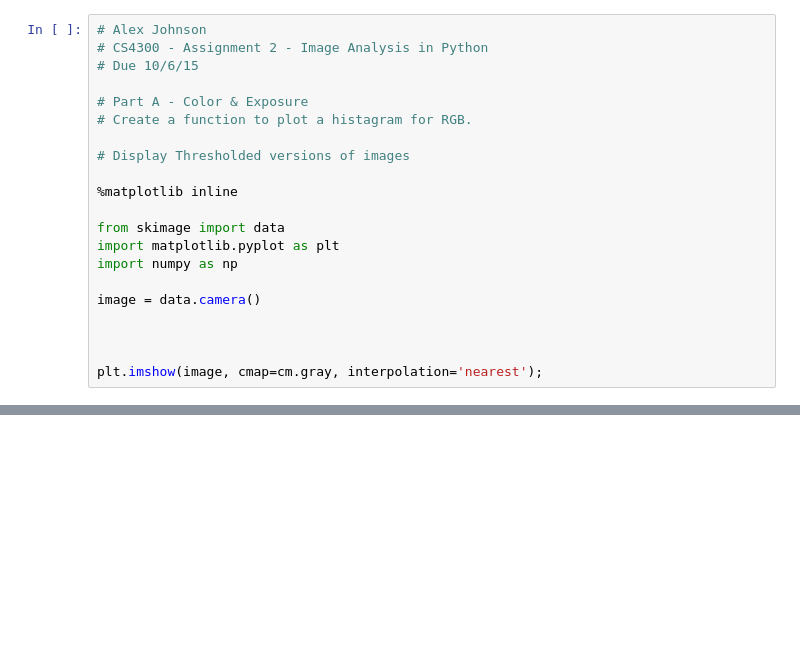
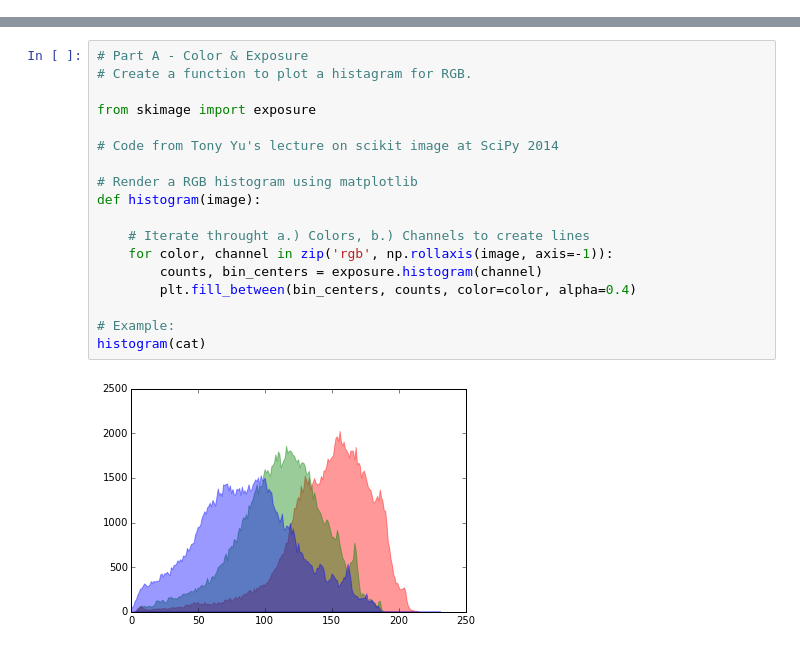
Before and after one commit to alexjohnson505/skimage-tutorials, a Jupyter notebook: CS4300_Assignment02_AlexJohnson.ipynb, the cells around one changed output, grey strips where cells are left out. Cells and saved outputs as stored; diff of their text form; blank space fills up the shorter version.

Commit message:
Add custom images. Define histogram function

```diff
--- a/CS4300_Assignment02_AlexJohnson.ipynb
+++ b/CS4300_Assignment02_AlexJohnson.ipynb
@@ -1,21 +0,0 @@
-# %%
-# Alex Johnson
-# CS4300 - Assignment 2 - Image Analysis in Python
-# Due 10/6/15
-
-# Part A - Color & Exposure
-# Create a function to plot a histagram for RGB.
-
-# Display Thresholded versions of images
-
-%matplotlib inline
-
-from skimage import data
-import matplotlib.pyplot as plt
-import numpy as np
-
-image = data.camera()
-
-
-
-plt.imshow(image, cmap=cm.gray, interpolation='nearest');
@@ -23,0 +23,20 @@ NameError: name 'cm' is not defined
+# %%
+# Part A - Color & Exposure
+# Create a function to plot a histagram for RGB.
+
+from skimage import exposure
+
+# Code from Tony Yu's lecture on scikit image at SciPy 2014
+
+# Render a RGB histogram using matplotlib
+def histogram(image):
+
+    # Iterate throught a.) Colors, b.) Channels to create lines
+    for color, channel in zip('rgb', np.rollaxis(image, axis=-1)):
+        counts, bin_centers = exposure.histogram(channel)
+        plt.fill_between(bin_centers, counts, color=color, alpha=0.4)
+
+# Example:
+histogram(cat)
+# %% [output]
+[figure, added]
```
Also changed, not shown: parts of 5 cells of this notebook, 3 other files.
